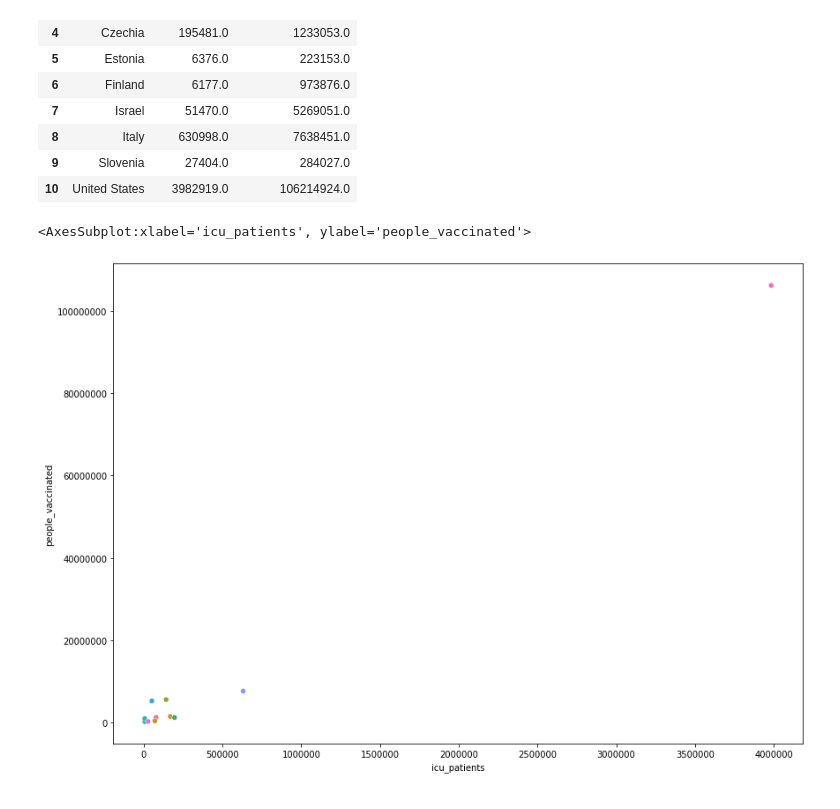
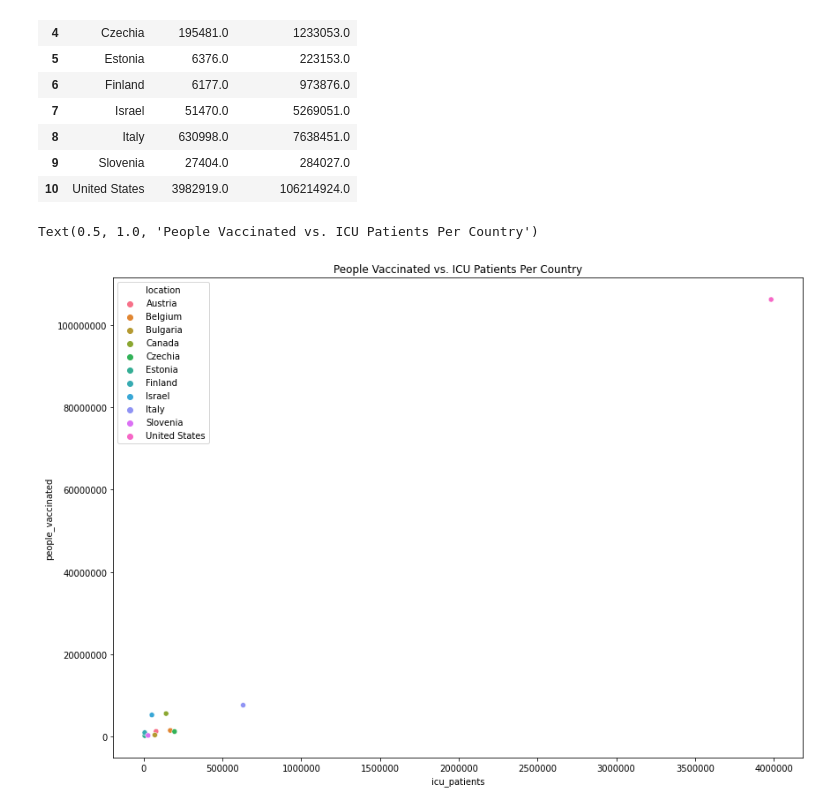
Before and after one commit to jonvolfson/DS2500Project, a Jupyter notebook: main.ipynb, the cells around one changed output. Cells and saved outputs as stored; diff of their text form; code cells hidden in the pictures.

```diff
--- a/main.ipynb
+++ b/main.ipynb
@@ -147,8 +147,8 @@ pd_sum_vaccines_and_icu_patients
 # %%
 fig, scatter = plt.subplots(figsize = (14,10))
 plt.ticklabel_format(style='plain', axis='y')
 plt.ticklabel_format(style='plain', axis='x')
-sns.scatterplot(data=pd_sum_vaccines_and_icu_patients, x='icu_patients', y='people_vaccinated', hue='location', legend=False)
+sns.scatterplot(data=pd_sum_vaccines_and_icu_patients, x='icu_patients', y='people_vaccinated', hue='location').set_title('People Vaccinated vs. ICU Patients Per Country')
 # %% [output]
-<AxesSubplot:xlabel='icu_patients', ylabel='people_vaccinated'>
+Text(0.5, 1.0, 'People Vaccinated vs. ICU Patients Per Country')
-[figure, old version]
+[figure, new version]
```
Also changed, not shown: parts of 3 cells of this notebook.
